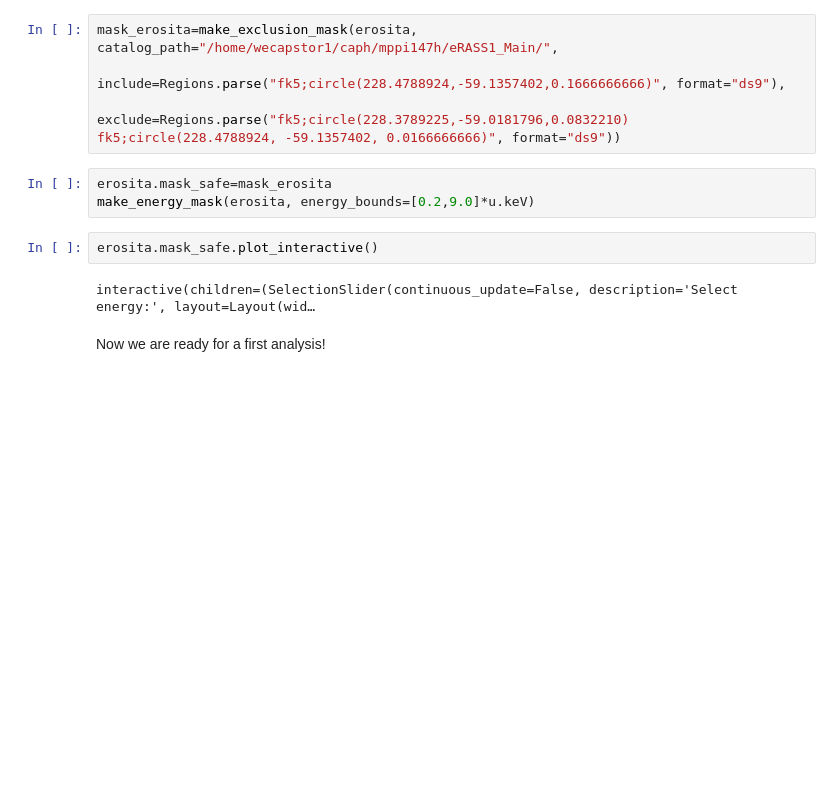
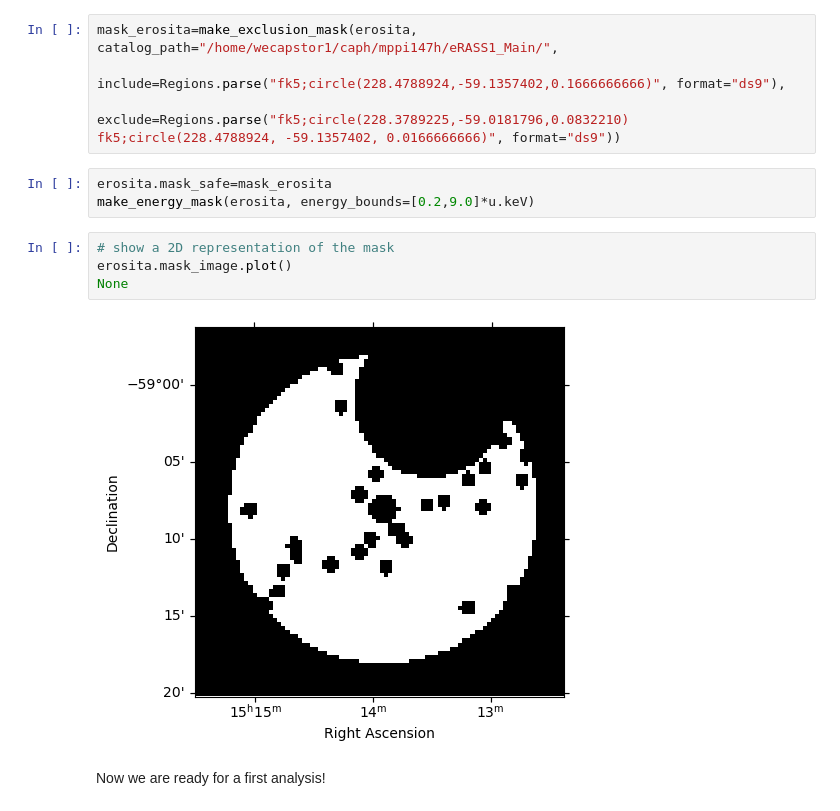
Before and after one commit to k-egg/eROdata, a Jupyter notebook: eROdata_tutorial.ipynb, the cells around one changed output. Saved outputs shown, nothing was run; the diff lists cells and outputs as text; blank space fills up the shorter version.

```diff
--- a/eROdata_tutorial.ipynb
+++ b/eROdata_tutorial.ipynb
@@ -80,9 +83,11 @@ mask_erosita=make_exclusion_mask(erosita, catalog_path="/home/wecapstor1/caph/mp
 erosita.mask_safe=mask_erosita
 make_energy_mask(erosita, energy_bounds=[0.2,9.0]*u.keV)
 # %%
-erosita.mask_safe.plot_interactive()
+# show a 2D representation of the mask
+erosita.mask_image.plot()
+None
 # %% [output]
-interactive(children=(SelectionSlider(continuous_update=False, description='Select energy:', layout=Layout(wid…
+[figure, added]
 # %% [markdown]
 Now we are ready for a first analysis!
 # %% [markdown]
```
Also changed, not shown: parts of 39 cells of this notebook, 13 other files.
